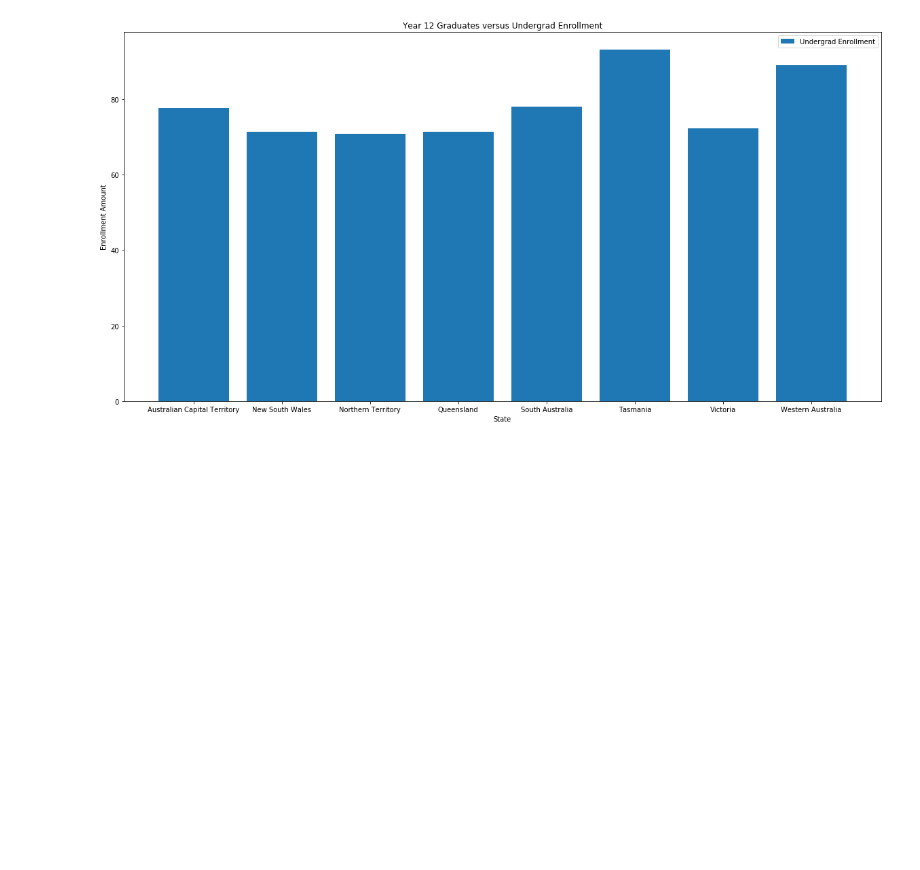
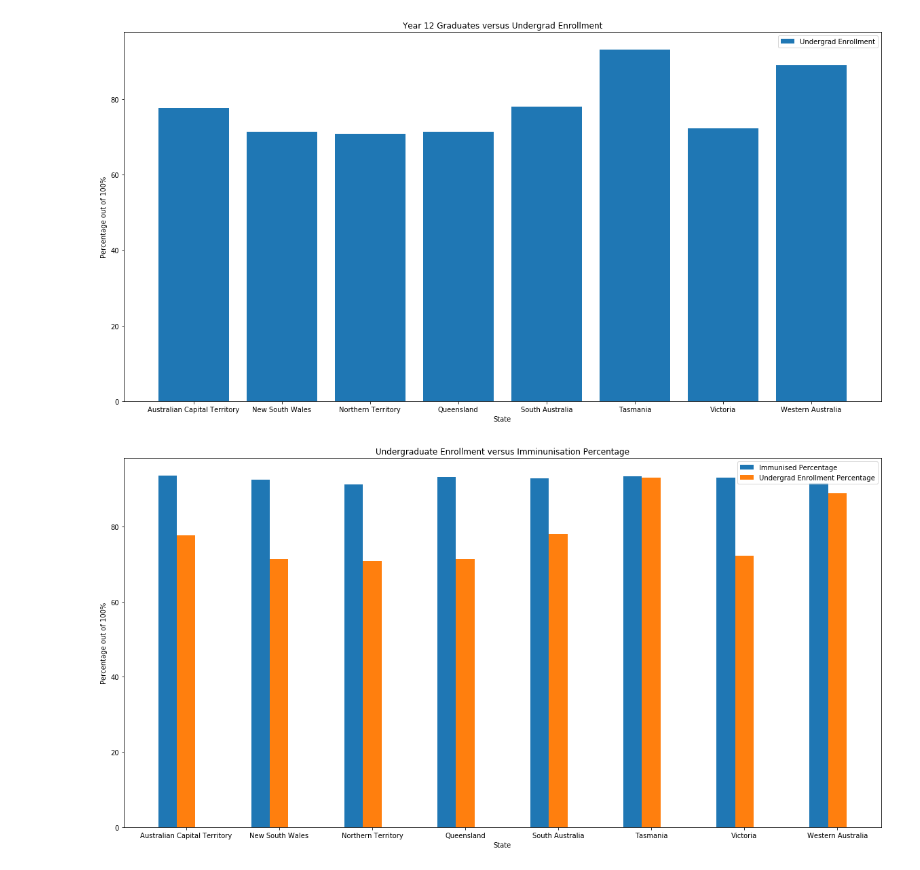
Before and after one commit to tomwyb/code1161base, a Jupyter notebook: week6/immunisation_table.ipynb, the cells around one changed output. Cells and saved outputs as stored; diff of their text form; code cells hidden in the pictures; blank space fills up the shorter version.

```diff
--- a/week6/immunisation_table.ipynb
+++ b/week6/immunisation_table.ipynb
@@ -308,16 +286,18 @@ plt.legend();
 # %%
 """Enrollment Rate versus Immunisation Rate."""
 
 index = np.arange(len(sorted_undergrad))
 intervals = range(len(sorted_undergrad))
 labels = list(sorted(state_name));
 
-plt.bar(index - 0.2, percentage_edu, width=0.2, align="center", label="Year 12 Graduates");
-plt.bar(index, undergrad_plotdata, width=0.2, align="center", label="Undergrad Enrollment");
+plt.bar(index - 0.2, percentage_imm, width=0.2, align="center", label="Immunised Percentage");
+plt.bar(index, percentage_edu, width=0.2, align="center", label="Undergrad Enrollment Percentage");
 
 
 plt.xticks(intervals, labels);
-plt.title("Year 12 Graduates versus Undergrad Enrollment");
+plt.title("Undergraduate Enrollment versus Imminunisation Percentage");
 plt.xlabel("State");
-plt.ylabel("Enrollment Amount");
+plt.ylabel("Percentage out of 100%");
 plt.legend();
+# %% [output]
+[figure, added]
```
Also changed, not shown: parts of 4 cells of this notebook.
